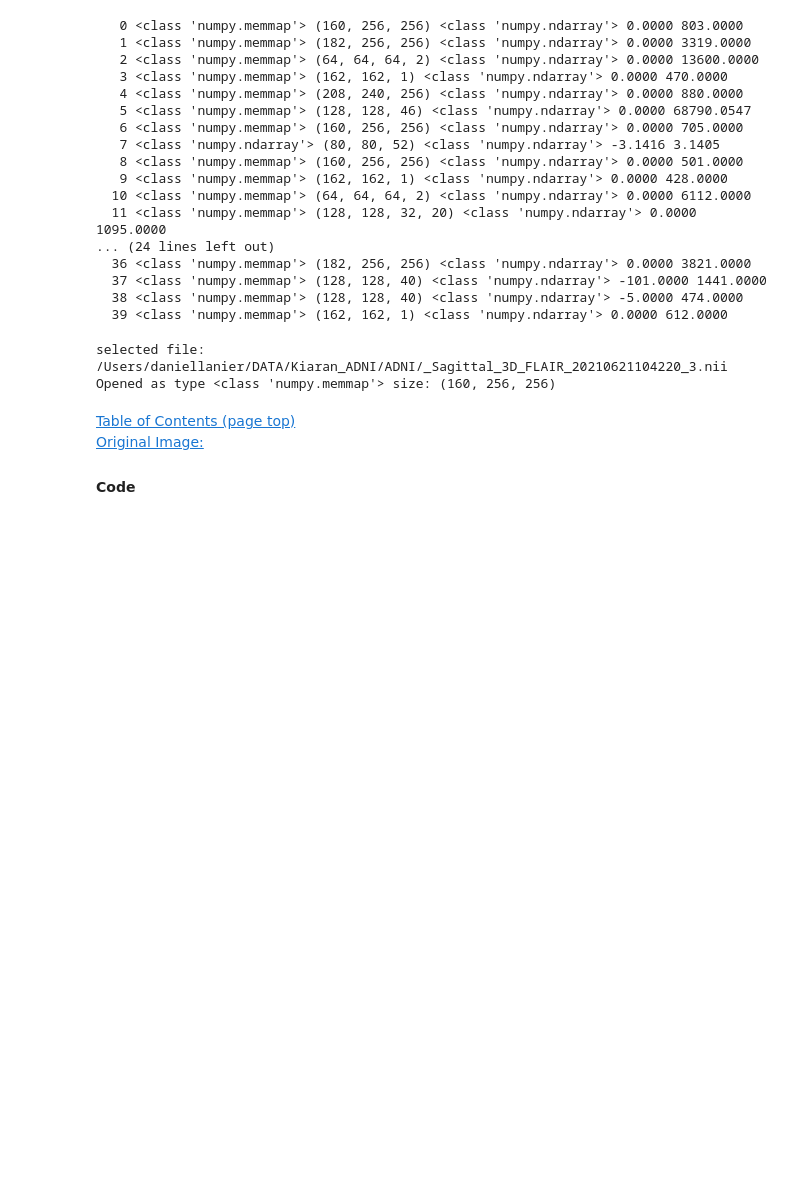
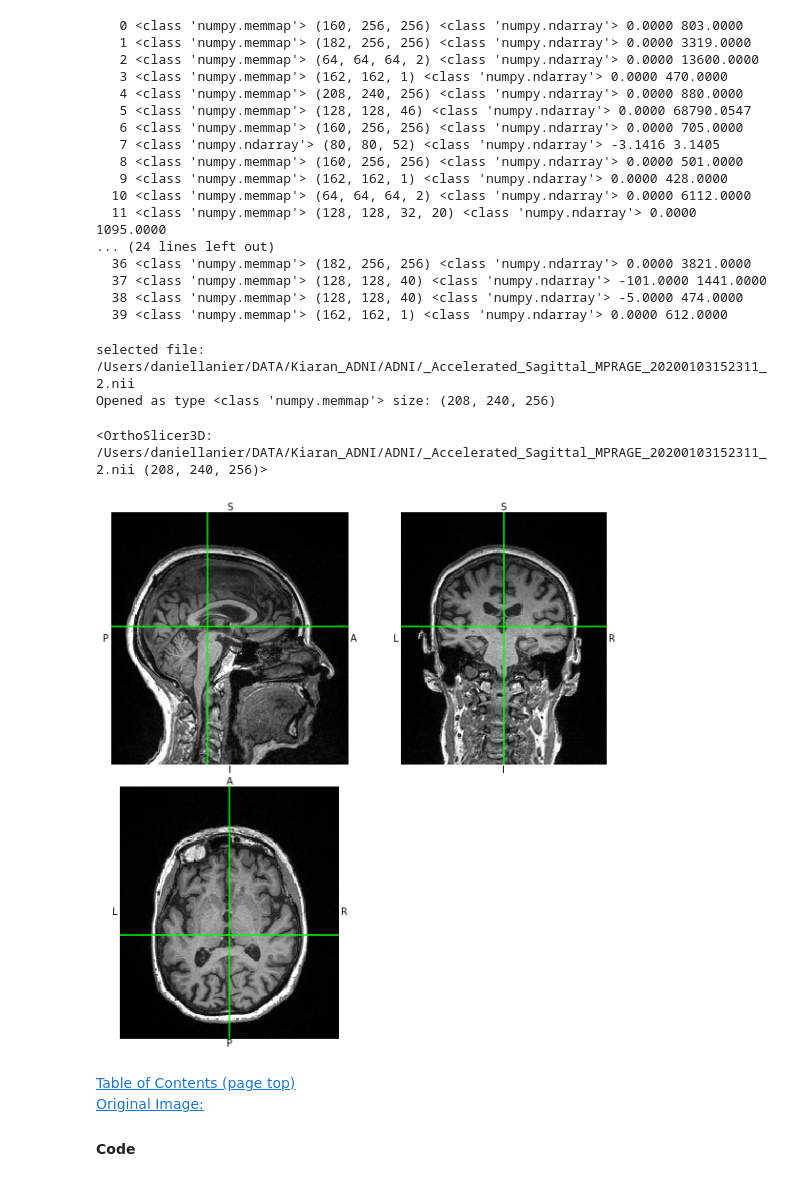
Before and after one commit to dlanier/scalygraphic, a Jupyter notebook: notebookEdges/0001_Gradient_Resolution.ipynb, the cells around one changed output. Drawn from its saved outputs; the diff is of its cells as text; code cells hidden in the pictures; blank space fills up the shorter version.

```diff
--- a/notebookEdges/0001_Gradient_Resolution.ipynb
+++ b/notebookEdges/0001_Gradient_Resolution.ipynb
@@ -222,10 +218,24 @@ nifty_image_disp = nifty_image.get_data()
   38 <class 'numpy.memmap'> (128, 128, 40) <class 'numpy.ndarray'> -5.0000 474.0000
   39 <class 'numpy.memmap'> (162, 162, 1) <class 'numpy.ndarray'> 0.0000 612.0000
 # %%
+"""
+                                                                        # pick one here:
+"""
+one_picked = 4
+full_file = nifti_files[one_picked]
+nifty_image = nib.load(full_file)
+nifty_image_disp = nifty_image.get_data()
+
 print('selected file: %s\nOpened as type %s size:'%(full_file, type(nifty_image_disp)), nifty_image_disp.shape)
 # %% [output]
-selected file: /Users/daniellanier/DATA/Kiaran_ADNI/ADNI/_Sagittal_3D_FLAIR_20210621104220_3.nii
-Opened as type <class 'numpy.memmap'> size: (160, 256, 256)
+selected file: /Users/daniellanier/DATA/Kiaran_ADNI/ADNI/_Accelerated_Sagittal_MPRAGE_20200103152311_2.nii
+Opened as type <class 'numpy.memmap'> size: (208, 240, 256)
+# %%
+
+nifty_image.orthoview()
+# %% [output]
+<OrthoSlicer3D: /Users/daniellanier/DATA/Kiaran_ADNI/ADNI/_Accelerated_Sagittal_MPRAGE_20200103152311_2.nii (208, 240, 256)>
+[figure, added]
 # %% [markdown]
 <a id='code'></a>
 [Table of Contents (page top)](#toc) <br>
```
Also changed, not shown: parts of 16 cells of this notebook.
